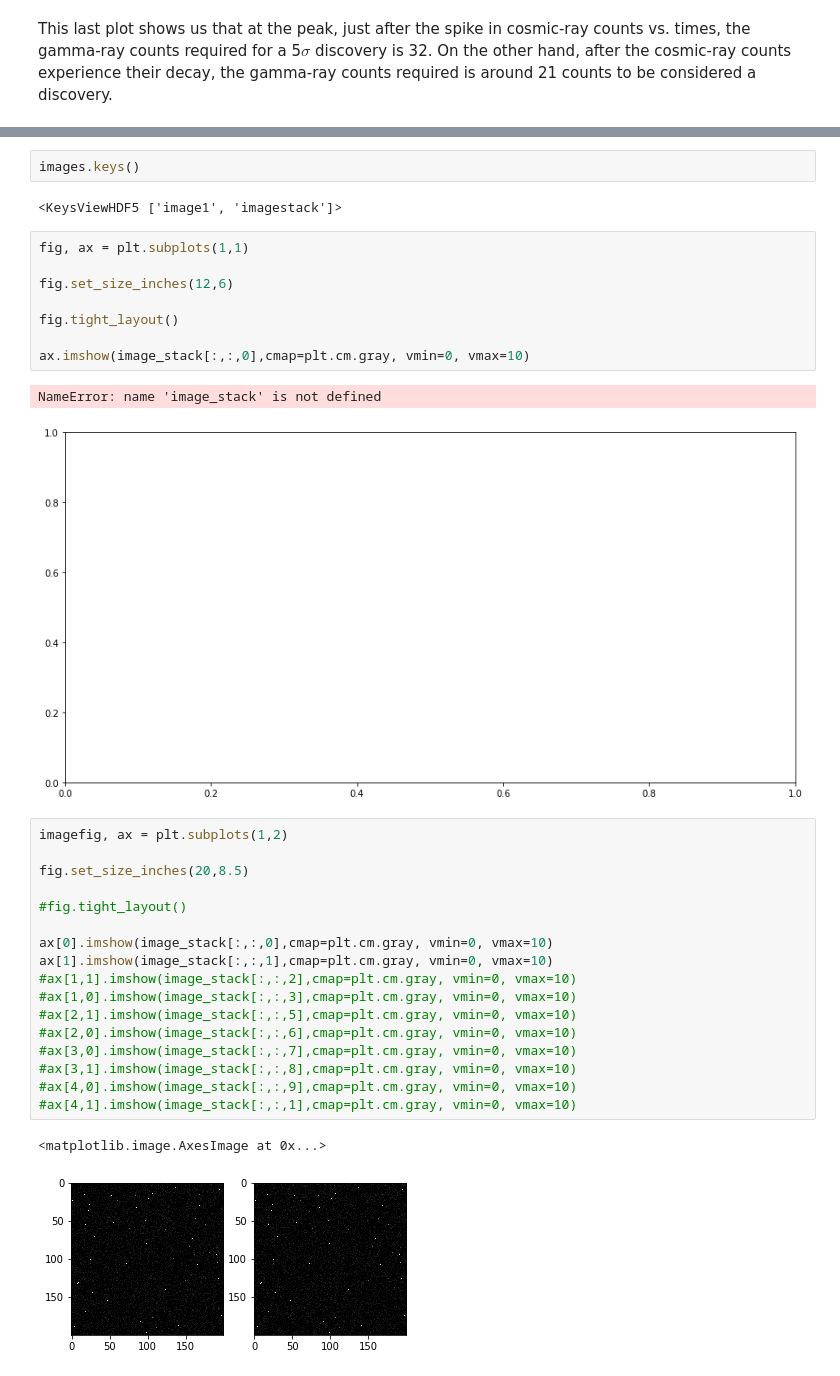
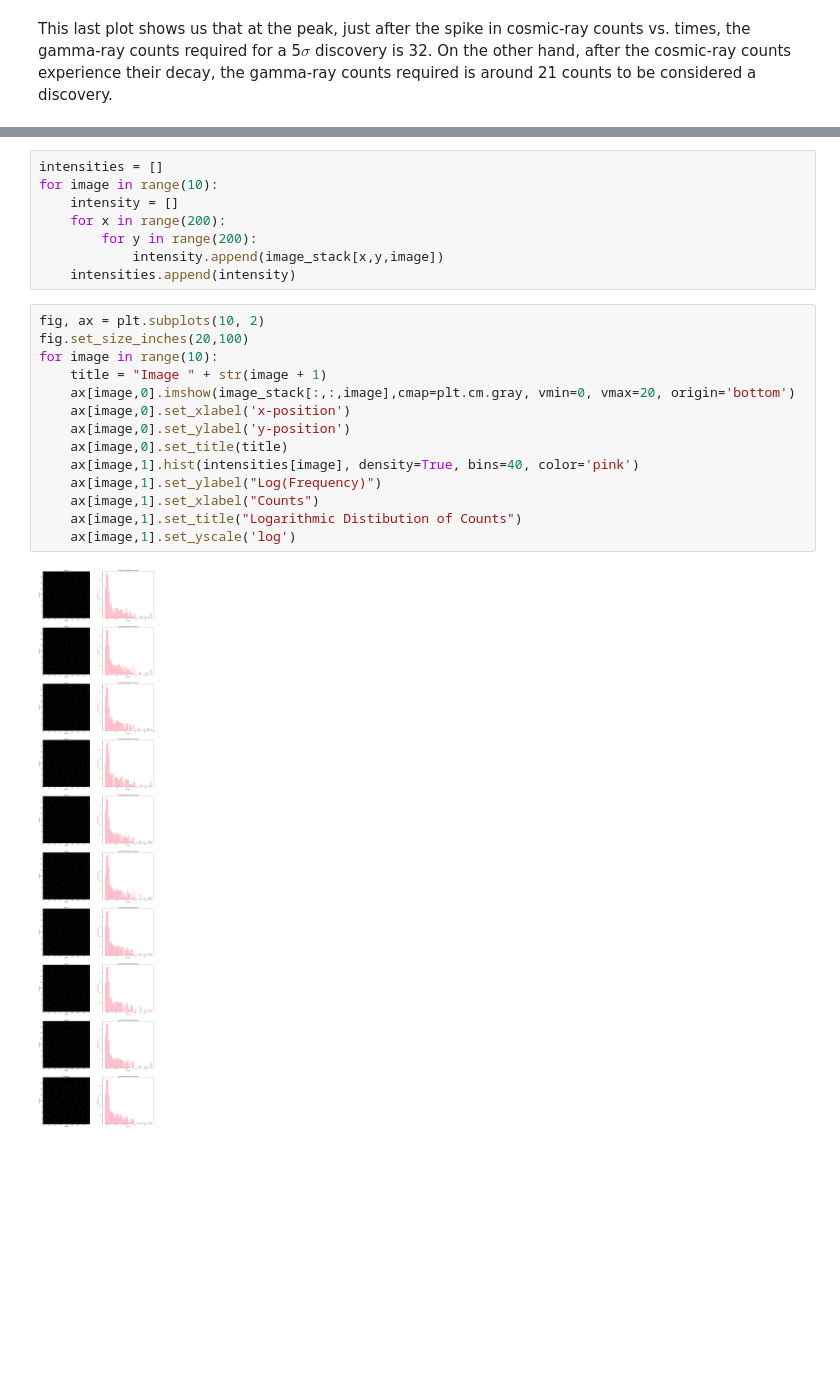
Before and after one commit to lexie98/Physics434, a Jupyter notebook: Lab4.ipynb, the cells around one changed output, grey strips where cells are left out. Drawn from its saved outputs; the diff is of its cells as text; blank space fills up the shorter version.

```diff
--- a/Lab4.ipynb
+++ b/Lab4.ipynb
@@ -233,35 +217,24 @@ ax.hist(image1[1], bins=200);
-# %%
-images.keys()
-# %% [output]
-<KeysViewHDF5 ['image1', 'imagestack']>
-# %%
-fig, ax = plt.subplots(1,1)
-
-fig.set_size_inches(12,6)
-
-fig.tight_layout()
-
-ax.imshow(image_stack[:,:,0],cmap=plt.cm.gray, vmin=0, vmax=10)
-# %% [output]
-NameError: name 'image_stack' is not defined
-[figure, removed]
-# %%
-imagefig, ax = plt.subplots(1,2)
-
-fig.set_size_inches(20,8.5)
-
-#fig.tight_layout()
-
-ax[0].imshow(image_stack[:,:,0],cmap=plt.cm.gray, vmin=0, vmax=10)
-ax[1].imshow(image_stack[:,:,1],cmap=plt.cm.gray, vmin=0, vmax=10)
-#ax[1,1].imshow(image_stack[:,:,2],cmap=plt.cm.gray, vmin=0, vmax=10)
-#ax[1,0].imshow(image_stack[:,:,3],cmap=plt.cm.gray, vmin=0, vmax=10)
-#ax[2,1].imshow(image_stack[:,:,5],cmap=plt.cm.gray, vmin=0, vmax=10)
-#ax[2,0].imshow(image_stack[:,:,6],cmap=plt.cm.gray, vmin=0, vmax=10)
-#ax[3,0].imshow(image_stack[:,:,7],cmap=plt.cm.gray, vmin=0, vmax=10)
-#ax[3,1].imshow(image_stack[:,:,8],cmap=plt.cm.gray, vmin=0, vmax=10)
-#ax[4,0].imshow(image_stack[:,:,9],cmap=plt.cm.gray, vmin=0, vmax=10)
-#ax[4,1].imshow(image_stack[:,:,1],cmap=plt.cm.gray, vmin=0, vmax=10)
-# %% [output]
-<matplotlib.image.AxesImage at 0x...>
-[figure, removed]
+# %%
+intensities = []
+for image in range(10):
+    intensity = []
+    for x in range(200):
+        for y in range(200):
+            intensity.append(image_stack[x,y,image])
+    intensities.append(intensity)
+# %%
+fig, ax = plt.subplots(10, 2)
+fig.set_size_inches(20,100)
+for image in range(10):
+    title = "Image " + str(image + 1)
+    ax[image,0].imshow(image_stack[:,:,image],cmap=plt.cm.gray, vmin=0, vmax=20, origin='bottom')
+    ax[image,0].set_xlabel('x-position')
+    ax[image,0].set_ylabel('y-position')
+    ax[image,0].set_title(title)
+    ax[image,1].hist(intensities[image], density=True, bins=40, color='pink')
+    ax[image,1].set_ylabel("Log(Frequency)")
+    ax[image,1].set_xlabel("Counts")
+    ax[image,1].set_title("Logarithmic Distibution of Counts")
+    ax[image,1].set_yscale('log')
+# %% [output]
+[figure, added]
```
Also changed, not shown: parts of 16 cells of this notebook.
